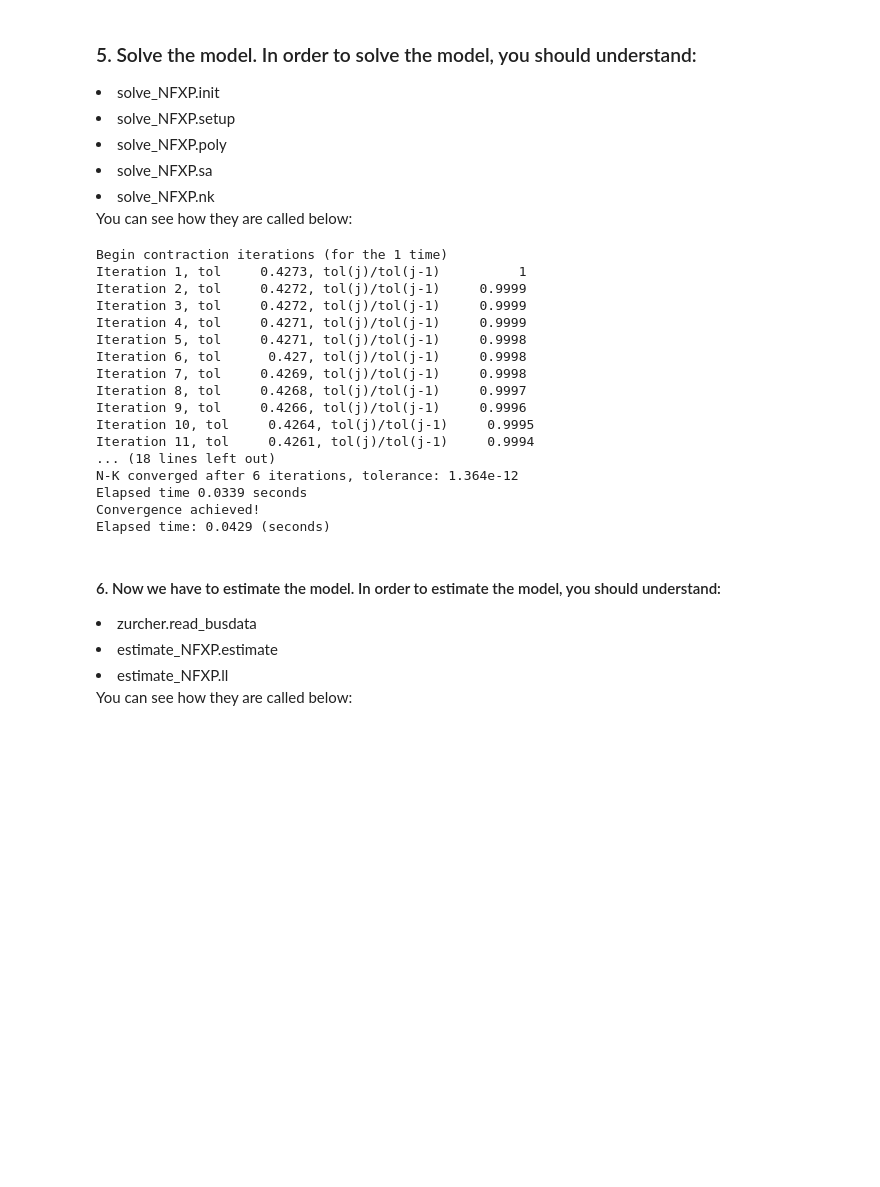
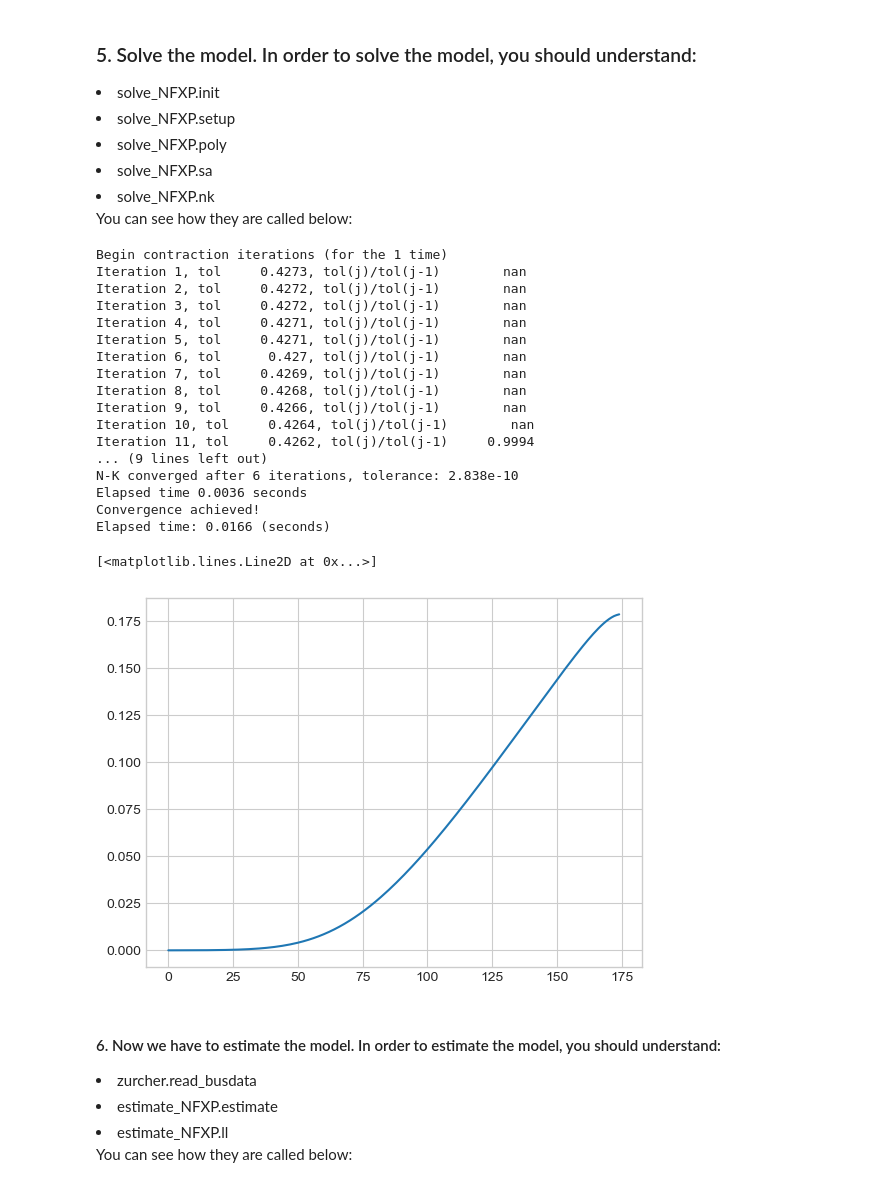
Before and after one commit to ansofol/dp_ucph, a Jupyter notebook: 2_dynamic_discrete_choice/exercises/ex_ante/01_NFXP/01_NFXP_AMO.ipynb, the cells around one changed output. Cells and saved outputs as stored; diff of their text form; code cells hidden in the pictures; blank space fills up the shorter version.

```diff
--- a/2_dynamic_discrete_choice/exercises/ex_ante/01_NFXP/01_NFXP_AMO.ipynb
+++ b/2_dynamic_discrete_choice/exercises/ex_ante/01_NFXP/01_NFXP_AMO.ipynb
@@ -167,37 +160,43 @@ You can see how they are called below:
 algorithm = 'poly'
 do_settings_solver = {
     'sa_min': 10,
-    'sa_max': 20,
+    'sa_max': 1000000,
     'printfxp': 2
 }
 
 solver = solve_NFXP(**do_settings_solver)
 model = zurcher()
 
+ev0 = np.zeros((model.n)) # Initial guess
 if algorithm == 'sa':
-    ev = solver.sa(model.bellman)
-if algorithm == 'poly':
-    ev = solver.poly(model.bellman)
+    ev = solver.sa(model.bellman, ev0)
+elif algorithm == 'poly':
+    ev = solver.poly(model.bellman, ev0, beta = model.beta, output=2)
 else:
     print('Algorithm must be "sa" or "poly"')
 # %% [output]
 Begin contraction iterations (for the 1 time)
-Iteration 1, tol     0.4273, tol(j)/tol(j-1)          1
-Iteration 2, tol     0.4272, tol(j)/tol(j-1)     0.9999
-Iteration 3, tol     0.4272, tol(j)/tol(j-1)     0.9999
-Iteration 4, tol     0.4271, tol(j)/tol(j-1)     0.9999
-Iteration 5, tol     0.4271, tol(j)/tol(j-1)     0.9998
-Iteration 6, tol      0.427, tol(j)/tol(j-1)     0.9998
-Iteration 7, tol     0.4269, tol(j)/tol(j-1)     0.9998
-Iteration 8, tol     0.4268, tol(j)/tol(j-1)     0.9997
-Iteration 9, tol     0.4266, tol(j)/tol(j-1)     0.9996
-Iteration 10, tol     0.4264, tol(j)/tol(j-1)     0.9995
-Iteration 11, tol     0.4261, tol(j)/tol(j-1)     0.9994
-... (18 lines left out)
-N-K converged after 6 iterations, tolerance: 1.364e-12
-Elapsed time 0.0339 seconds
+Iteration 1, tol     0.4273, tol(j)/tol(j-1)        nan
+Iteration 2, tol     0.4272, tol(j)/tol(j-1)        nan
+Iteration 3, tol     0.4272, tol(j)/tol(j-1)        nan
+Iteration 4, tol     0.4271, tol(j)/tol(j-1)        nan
+Iteration 5, tol     0.4271, tol(j)/tol(j-1)        nan
+Iteration 6, tol      0.427, tol(j)/tol(j-1)        nan
+Iteration 7, tol     0.4269, tol(j)/tol(j-1)        nan
+Iteration 8, tol     0.4268, tol(j)/tol(j-1)        nan
+Iteration 9, tol     0.4266, tol(j)/tol(j-1)        nan
+Iteration 10, tol     0.4264, tol(j)/tol(j-1)        nan
+Iteration 11, tol     0.4262, tol(j)/tol(j-1)     0.9994
+... (9 lines left out)
+N-K converged after 6 iterations, tolerance: 2.838e-10
+Elapsed time 0.0036 seconds
 Convergence achieved!
-Elapsed time: 0.0429 (seconds)
+Elapsed time: 0.0166 (seconds)
+# %%
+plt.plot(1-ev[-1])
+# %% [output]
+[<matplotlib.lines.Line2D at 0x...>]
+[figure, added]
 # %% [markdown]
 #### 6. Now we have to estimate the model. In order to estimate the model, you should understand:
 <il type ="a">
```
Also changed, not shown: parts of 16 cells of this notebook, 1 other file.
